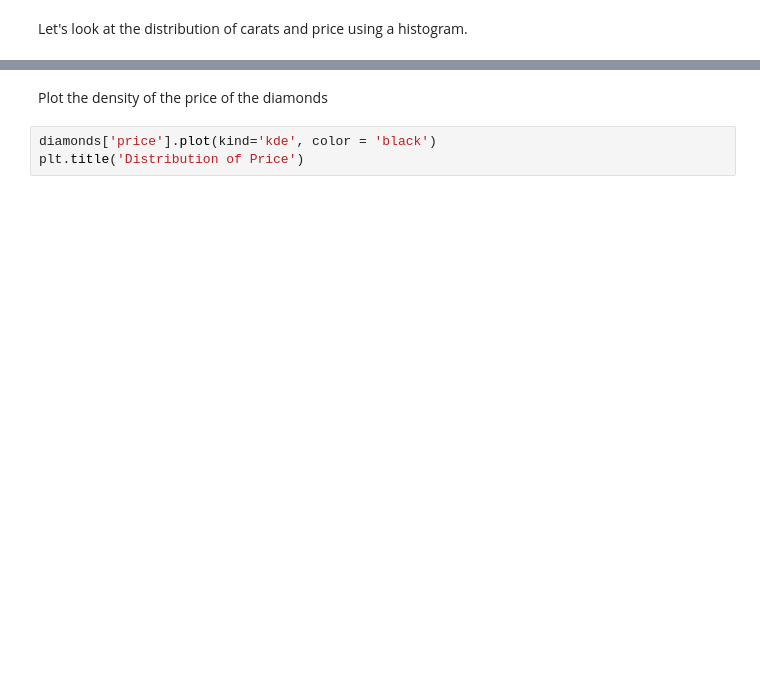
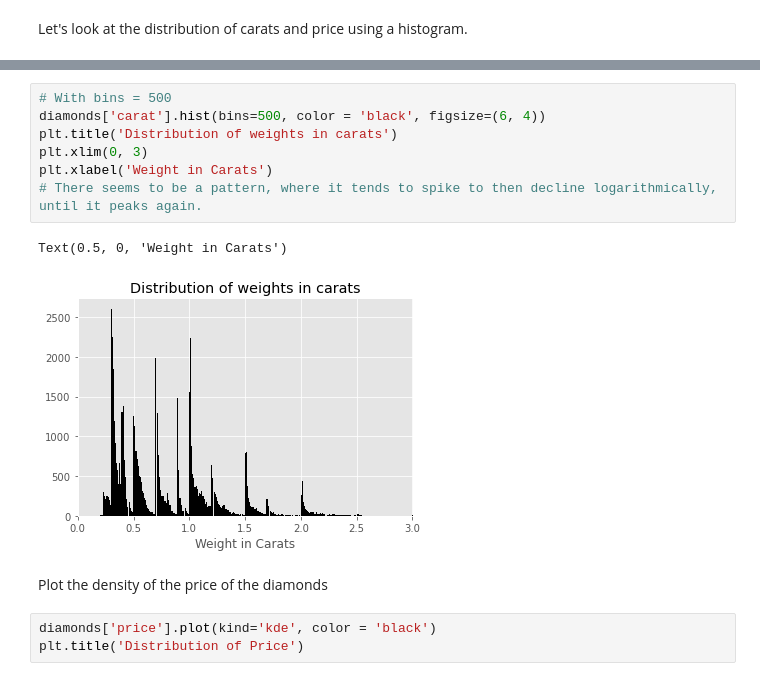
Before and after one commit to fezequiel0/BigData-21b-Fernando-Morales, a Jupyter notebook: Prácticas/Práctica1/01_intro/Basics/Lab2_Notes.ipynb, the cells around one changed output, grey strips where cells are left out. Cells and saved outputs as stored; diff of their text form; blank space fills up the shorter version.

```diff
--- a/Prácticas/Práctica1/01_intro/Basics/Lab2_Notes.ipynb
+++ b/Prácticas/Práctica1/01_intro/Basics/Lab2_Notes.ipynb
@@ -79,3 +103,13 @@ plt.xlabel('Weight in Carats')
+# %%
+# With bins = 500
+diamonds['carat'].hist(bins=500, color = 'black', figsize=(6, 4))
+plt.title('Distribution of weights in carats')
+plt.xlim(0, 3)
+plt.xlabel('Weight in Carats')
+# There seems to be a pattern, where it tends to spike to then decline logarithmically, until it peaks again.
+# %% [output]
+Text(0.5, 0, 'Weight in Carats')
+[figure, added]
 # %% [markdown]
 Plot the density of the price of the diamonds
 # %%
```
Also changed, not shown: parts of 21 cells of this notebook, 2 other files.
